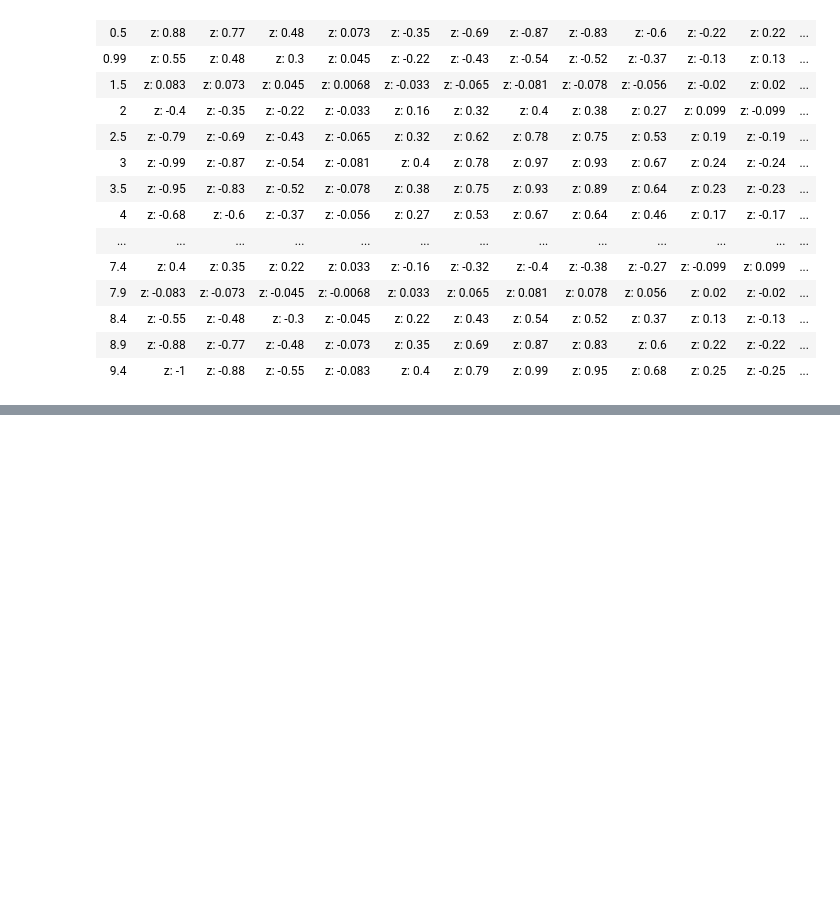
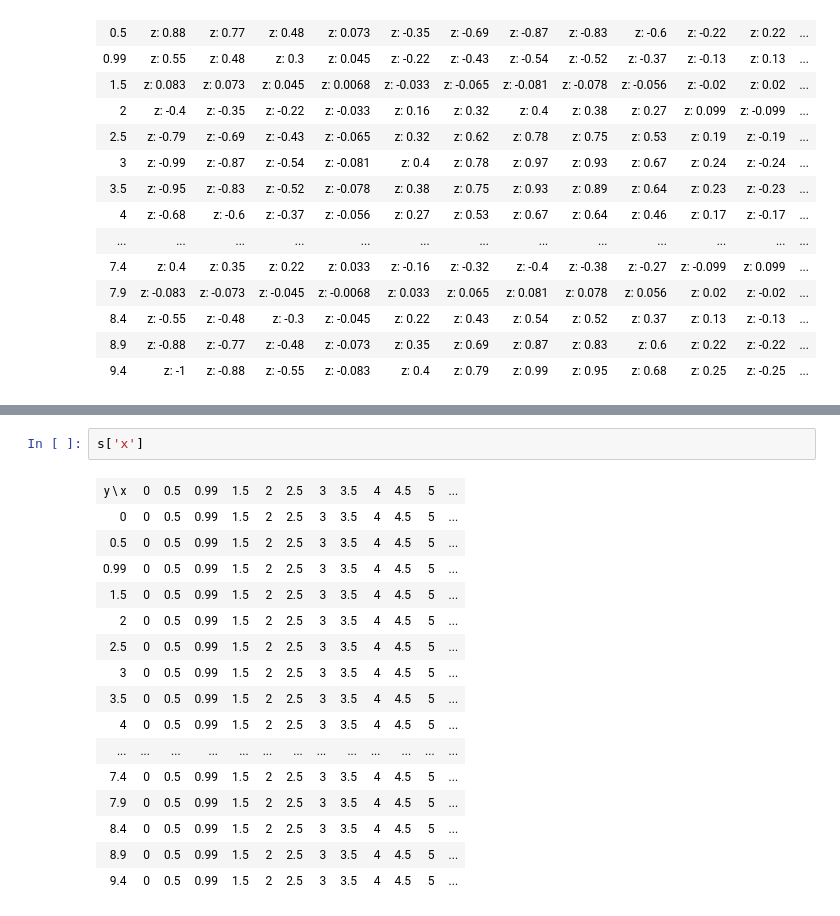
Before and after one commit to philippeller/dama, a Jupyter notebook: notebooks/nd_testing.ipynb, the cells around one changed output, grey strips where cells are left out. Cells and saved outputs as stored; diff of their text form; blank space fills up the shorter version.

```diff
--- a/notebooks/nd_testing.ipynb
+++ b/notebooks/nd_testing.ipynb
@@ -215,0 +254,19 @@ s
+# %%
+s['x']
+# %% [output]
+| y \ x | 0 | 0.5 | 0.99 | 1.5 | 2 | 2.5 | 3 | 3.5 | 4 | 4.5 | 5 | ... |
+| 0 | 0 | 0.5 | 0.99 | 1.5 | 2 | 2.5 | 3 | 3.5 | 4 | 4.5 | 5 | ... |
+| 0.5 | 0 | 0.5 | 0.99 | 1.5 | 2 | 2.5 | 3 | 3.5 | 4 | 4.5 | 5 | ... |
+| 0.99 | 0 | 0.5 | 0.99 | 1.5 | 2 | 2.5 | 3 | 3.5 | 4 | 4.5 | 5 | ... |
+| 1.5 | 0 | 0.5 | 0.99 | 1.5 | 2 | 2.5 | 3 | 3.5 | 4 | 4.5 | 5 | ... |
+| 2 | 0 | 0.5 | 0.99 | 1.5 | 2 | 2.5 | 3 | 3.5 | 4 | 4.5 | 5 | ... |
+| 2.5 | 0 | 0.5 | 0.99 | 1.5 | 2 | 2.5 | 3 | 3.5 | 4 | 4.5 | 5 | ... |
+| 3 | 0 | 0.5 | 0.99 | 1.5 | 2 | 2.5 | 3 | 3.5 | 4 | 4.5 | 5 | ... |
+| 3.5 | 0 | 0.5 | 0.99 | 1.5 | 2 | 2.5 | 3 | 3.5 | 4 | 4.5 | 5 | ... |
+| 4 | 0 | 0.5 | 0.99 | 1.5 | 2 | 2.5 | 3 | 3.5 | 4 | 4.5 | 5 | ... |
+| ... | ... | ... | ... | ... | ... | ... | ... | ... | ... | ... | ... | ... |
+| 7.4 | 0 | 0.5 | 0.99 | 1.5 | 2 | 2.5 | 3 | 3.5 | 4 | 4.5 | 5 | ... |
+| 7.9 | 0 | 0.5 | 0.99 | 1.5 | 2 | 2.5 | 3 | 3.5 | 4 | 4.5 | 5 | ... |
+| 8.4 | 0 | 0.5 | 0.99 | 1.5 | 2 | 2.5 | 3 | 3.5 | 4 | 4.5 | 5 | ... |
+| 8.9 | 0 | 0.5 | 0.99 | 1.5 | 2 | 2.5 | 3 | 3.5 | 4 | 4.5 | 5 | ... |
+| 9.4 | 0 | 0.5 | 0.99 | 1.5 | 2 | 2.5 | 3 | 3.5 | 4 | 4.5 | 5 | ... |
```
Also changed, not shown: parts of 17 cells of this notebook, 2 other files.
